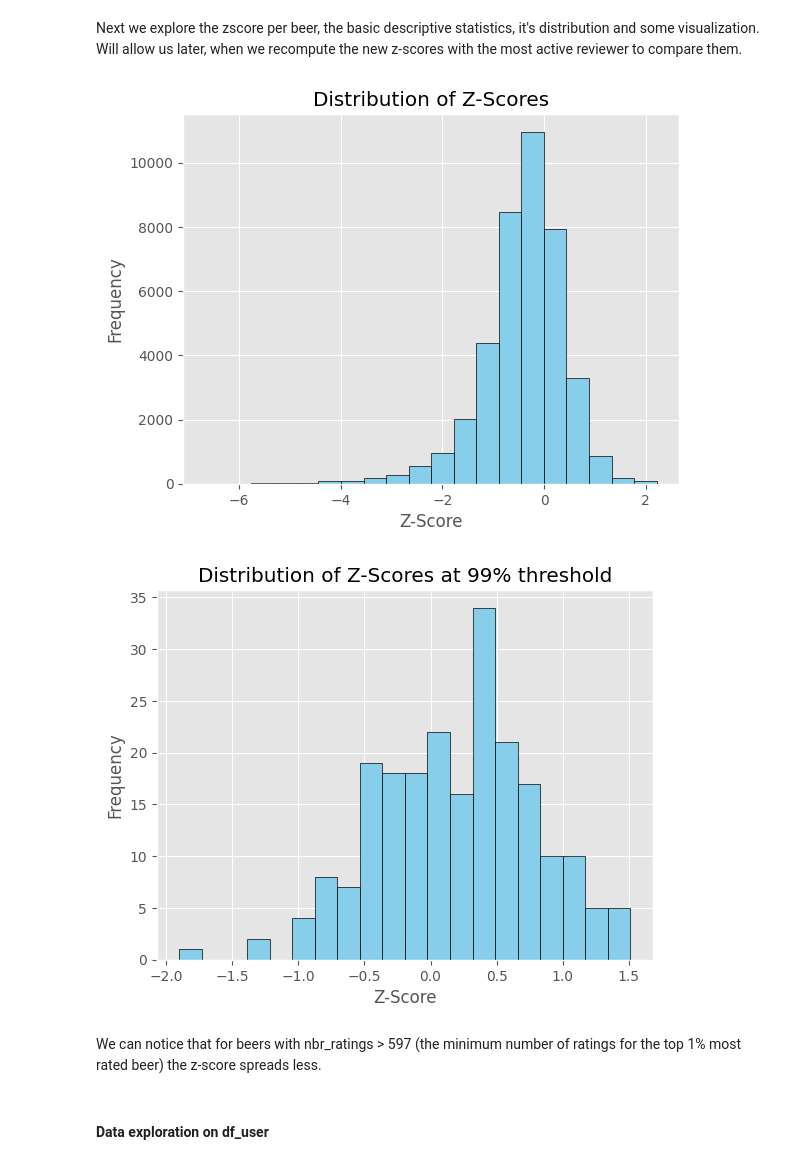
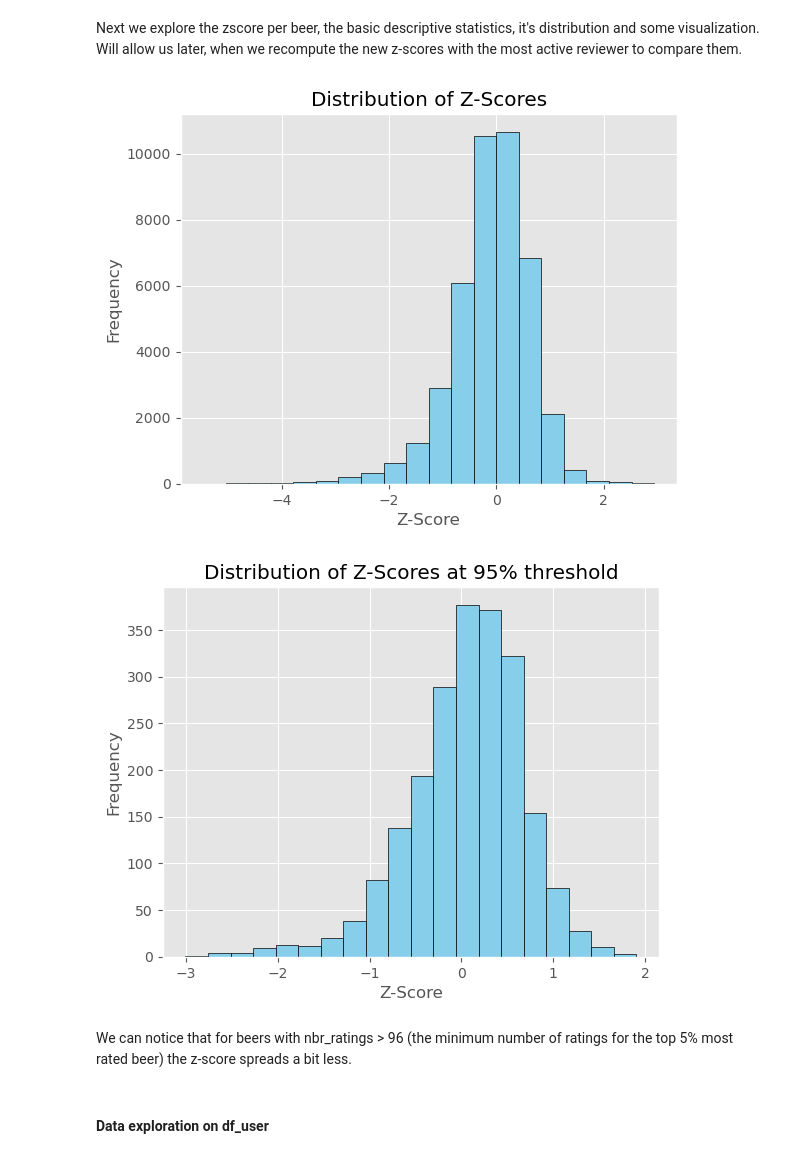
Before and after one commit to epfl-ada/ada-2023-project-adalcoholics86, a Jupyter notebook: milestoneP2.ipynb, the cells around one changed output. Drawn from its saved outputs; the diff is of its cells as text; code cells hidden in the pictures.

```diff
--- a/milestoneP2.ipynb
+++ b/milestoneP2.ipynb
@@ -190,7 +185,6 @@ df_users_approx_flt = df_users_approx_flt.drop(df_users_approx_flt[(df_users_app
 df_beer_RB = pd.read_csv("RateBeer/beers.csv", index_col='beer_id')
 df_breweries_RB  = pd.read_csv("RateBeer/breweries.csv")
 df_users_RB = pd.read_csv("RateBeer/users.csv")
+
+#Remove raws with NaN values
+df_beer_RB= df_beer_RB.dropna(subset=["zscore"])
-# %%
-#Remove raws with NaN values
-df_beer_RB = df_beer_RB[df_beer_RB['nbr_ratings'] != 0]
-df_beer_RB.zscore.dropna()
@@ -259,6 +239,6 @@ Note: we see that even by taking the top 1% of most rated beers (highest nbr_rat
 # %%
-# Create a new DataFrame with beers in the 99th percentile
-df_filtered_beer = filtered_beers99
+# Create a new DataFrame with beers in the 95th percentile
+df_filtered_beer = filtered_beers95
 
 # Count the number of beers for each number of ratings
 reviews_counts = df_filtered_beer['nbr_ratings'].value_counts().sort_index()
@@ -268,15 +248,11 @@ plt.figure(figsize=(10,10))
 plt.bar(reviews_counts.index, reviews_counts.values, color='skyblue', edgecolor='black')
 plt.xlabel('Number of Ratings')
 plt.ylabel('Number of Beers')
-plt.title('Distribution of Number of Ratings per Beer at 99% percent threshold')
+plt.title('Distribution of Number of Ratings per Beer at 95% percent threshold')
 plt.grid(axis='y')
 plt.show()
 
 # Get an idea of the distribution of the number of ratings per beer
 display(df_beer['nbr_ratings'].describe())
 display(df_filtered_beer['nbr_ratings'].describe())
-
-# Display the most rated beer and the less rated one.
-display(df_filtered_beer.loc[df_filtered_beer['nbr_ratings'].idxmin()])
-display(df_filtered_beer.loc[df_filtered_beer['nbr_ratings'].idxmax()])
 # %% [output]
@@ -334,24 +280,24 @@ Next we explore the zscore per beer, the basic descriptive statistics, it's dist
 # %%
 # Visualize the z-score distribution
 
 plt.hist(df_beer_RB['zscore'], bins=20, color='skyblue', edgecolor='black')
 plt.xlabel('Z-Score')
 plt.ylabel('Frequency')
 plt.title('Distribution of Z-Scores')
 plt.show()
 
-# Visualize the z-score distribution at 99% threshold
+# Visualize the z-score distribution at 95% threshold
 
 plt.hist(df_filtered_beer['zscore'], bins=20, color='skyblue', edgecolor='black')
 plt.xlabel('Z-Score')
 plt.ylabel('Frequency')
-plt.title('Distribution of Z-Scores at 99% threshold')
+plt.title('Distribution of Z-Scores at 95% threshold')
 plt.show()
 # %% [output]
-[figure, old version]
+[figure, new version]
-[figure, old version]
+[figure, new version]
 # %% [markdown]
-We can notice that for beers with nbr_ratings > 597 (the minimum number of ratings for the top 1% most rated beer) the z-score spreads less.
+We can notice that for beers with nbr_ratings > 96 (the minimum number of ratings for the top 5% most rated beer) the z-score spreads a bit less.
 # %% [markdown]
 #### Data exploration on df_user
 # %%
```
Also changed, not shown: parts of 28 cells of this notebook.
